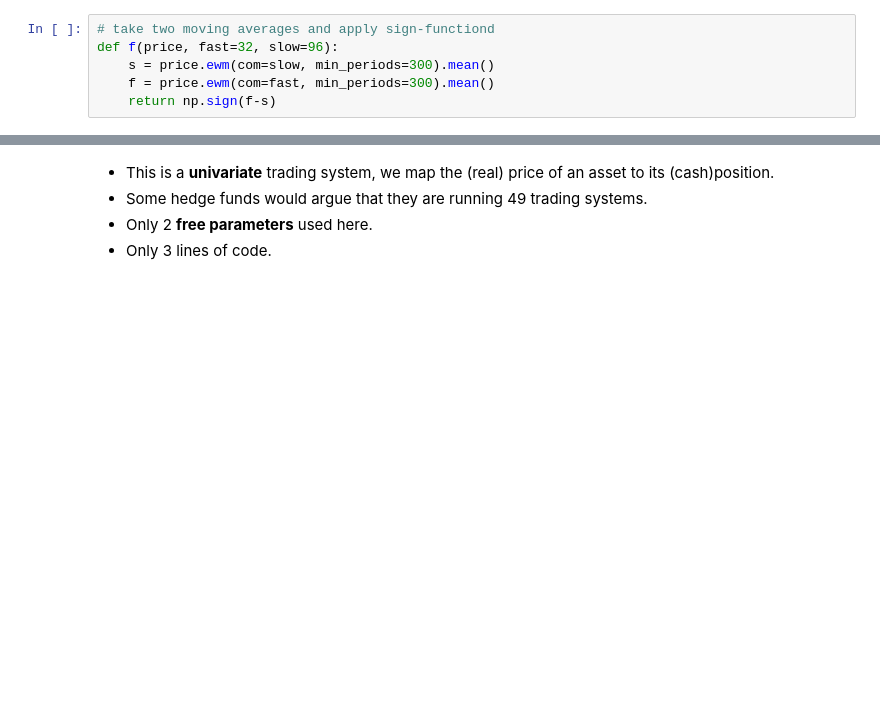
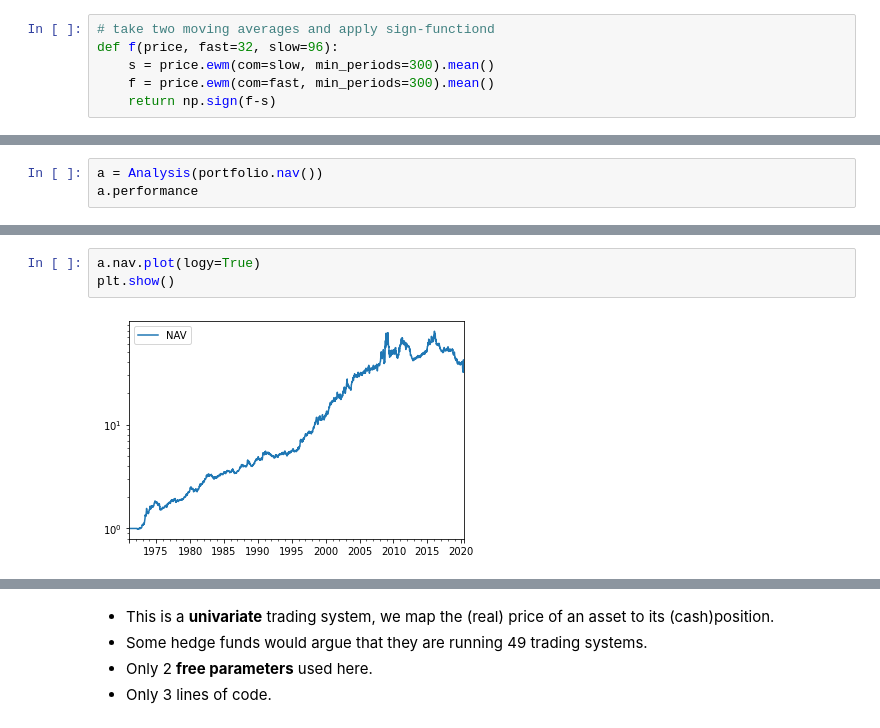
Before and after one commit to tschm/cs, a Jupyter notebook: work/Experiment1.ipynb, the cells around one changed output, grey strips where cells are left out. Saved outputs shown, nothing was run; the diff lists cells and outputs as text; blank space fills up the shorter version.

```diff
--- a/work/Experiment1.ipynb
+++ b/work/Experiment1.ipynb
@@ -27,0 +31,3 @@ analysis(portfolio.nav())
+# %%
+a = Analysis(portfolio.nav())
+a.performance
@@ -27,0 +43,5 @@ analysis(portfolio.nav())
+# %%
+a.nav.plot(logy=True)
+plt.show()
+# %% [output]
+[figure, added]
```
Also changed, not shown: parts of 12 cells of this notebook, 8 other files.
